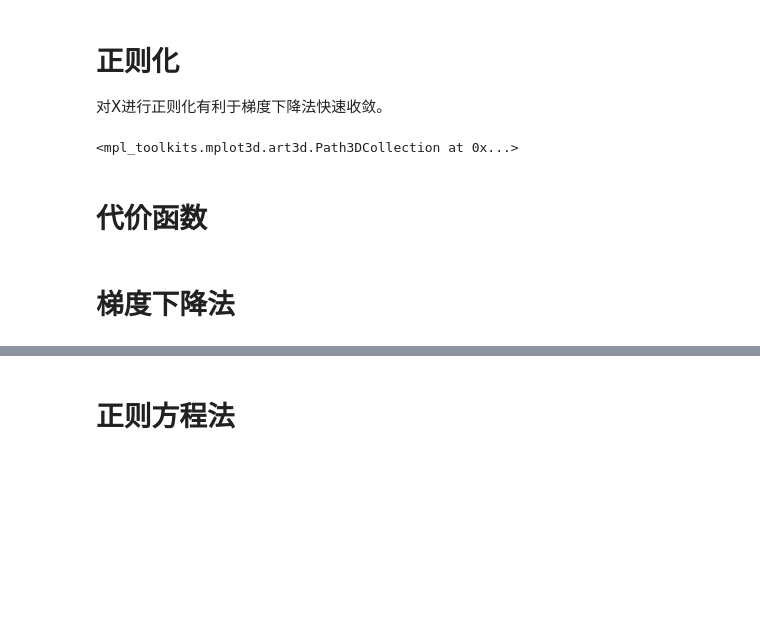
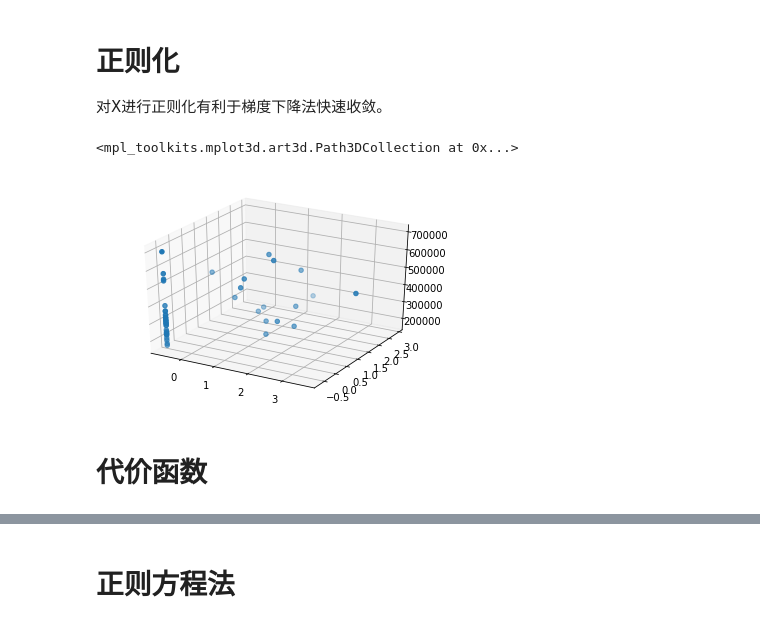
Before and after one commit to mvpboss1004/coursera_andrewng_ml, a Jupyter notebook: machine-learning-ex1/ex1/ex1.ipynb, the cells around one changed output, grey strips where cells are left out. Saved outputs shown, nothing was run; the diff lists cells and outputs as text; code cells hidden in the pictures; blank space fills up the shorter version.

```diff
--- a/machine-learning-ex1/ex1/ex1.ipynb
+++ b/machine-learning-ex1/ex1/ex1.ipynb
@@ -18,13 +25,14 @@ ax.scatter(raw_data[:,0], raw_data[:,1], raw_data[:,2])
 # 正则化
 对X进行正则化有利于梯度下降法快速收敛。
 # %%
-%matplotlib inline
 scaler = StandardScaler().fit(X)
 X = np.mat(scaler.transform(X))
+fig = plt.figure()
 ax = fig.add_subplot(111, projection='3d')
 ax.scatter(X[:,1], X[:,2], y)
 # %% [output]
 <mpl_toolkits.mplot3d.art3d.Path3DCollection at 0x...>
+[figure, added]
 # %% [markdown]
 # 代价函数
 # %%
@@ -34,2 +41,0 @@ def J(X, y, theta):
-# %% [markdown]
-# 梯度下降法
```
Also changed, not shown: parts of 8 cells of this notebook.
